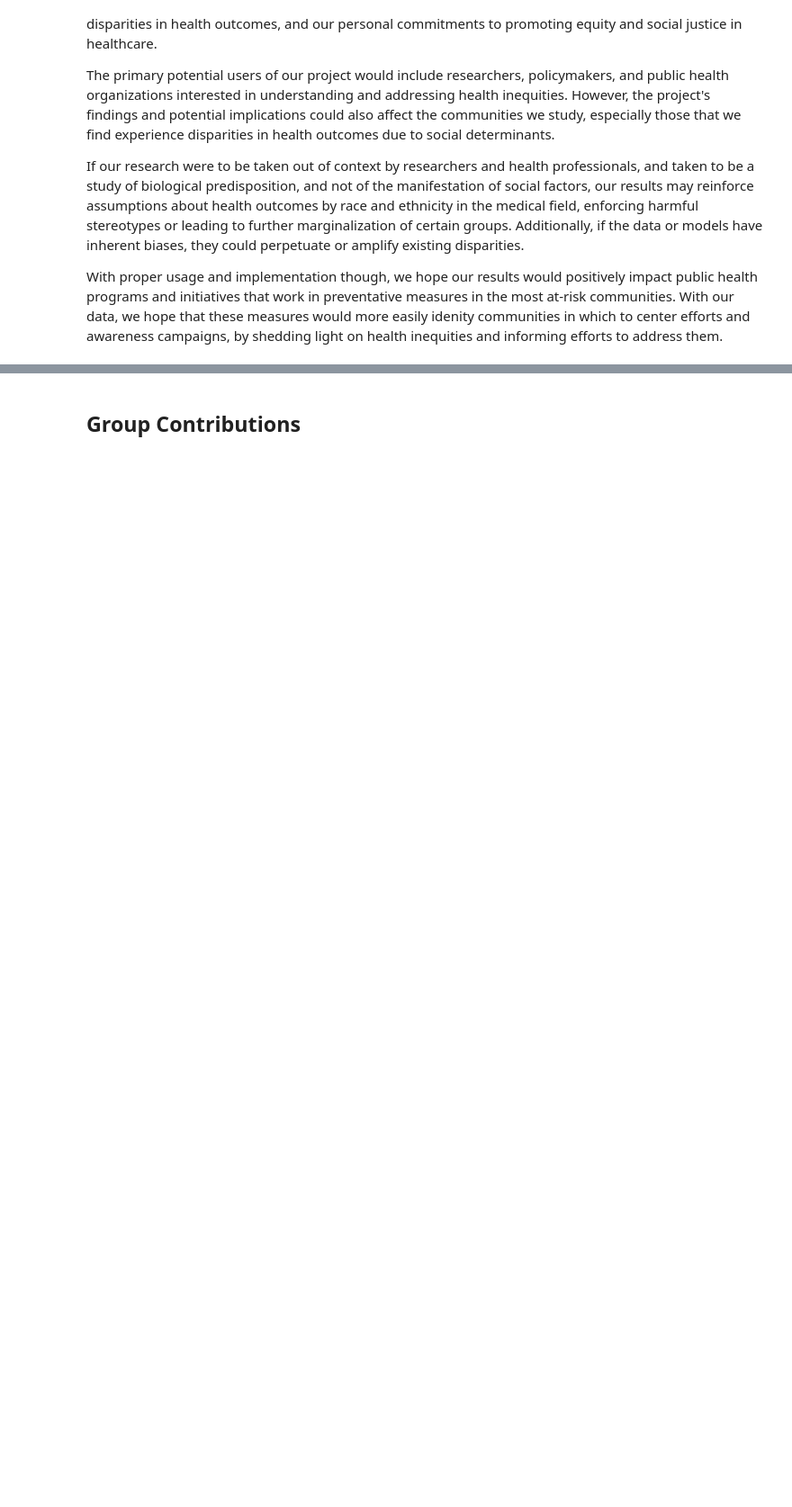
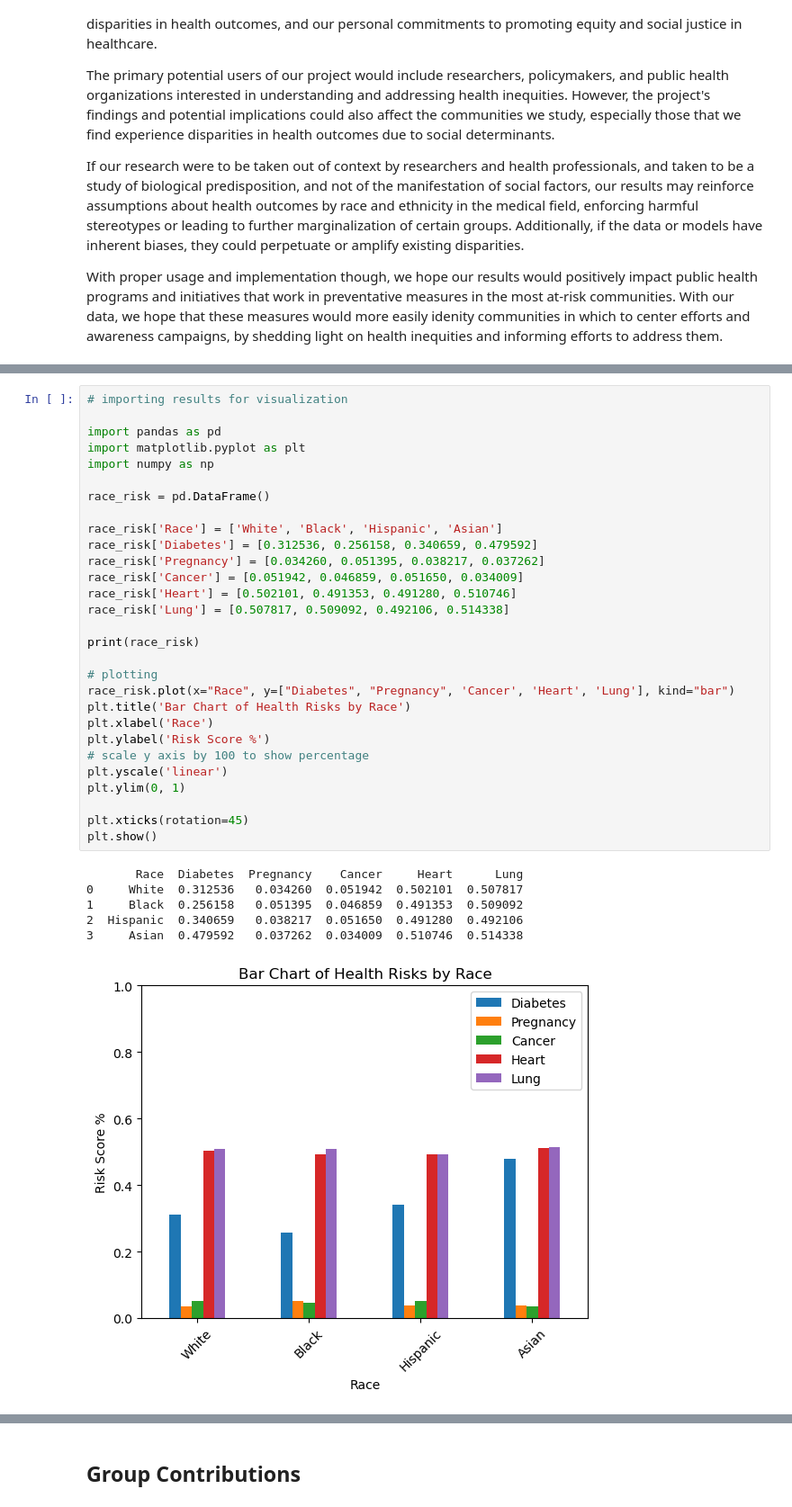
Before and after one commit to esseiple/MedicalBiasJLS, a Jupyter notebook: PostHomePage.ipynb, the cells around one changed output, grey strips where cells are left out. Shown: that part at 90% size. Saved outputs shown, nothing was run; the diff lists cells and outputs as text; blank space fills up the shorter version.

Commit message:
working on results

```diff
--- a/PostHomePage.ipynb
+++ b/PostHomePage.ipynb
@@ -58,0 +60,36 @@ talk abt how ethnicities are self-reported
+# %%
+# importing results for visualization
+
+import pandas as pd
+import matplotlib.pyplot as plt
+import numpy as np
+
+race_risk = pd.DataFrame()
+
+race_risk['Race'] = ['White', 'Black', 'Hispanic', 'Asian']
+race_risk['Diabetes'] = [0.312536, 0.256158, 0.340659, 0.479592]
+race_risk['Pregnancy'] = [0.034260, 0.051395, 0.038217, 0.037262]
+race_risk['Cancer'] = [0.051942, 0.046859, 0.051650, 0.034009]
+race_risk['Heart'] = [0.502101, 0.491353, 0.491280, 0.510746]
+race_risk['Lung'] = [0.507817, 0.509092, 0.492106, 0.514338]
+
+print(race_risk)
+
+# plotting
+race_risk.plot(x="Race", y=["Diabetes", "Pregnancy", 'Cancer', 'Heart', 'Lung'], kind="bar")
+plt.title('Bar Chart of Health Risks by Race')
+plt.xlabel('Race')
+plt.ylabel('Risk Score %')
+# scale y axis by 100 to show percentage
+plt.yscale('linear')
+plt.ylim(0, 1)
+
+plt.xticks(rotation=45)
+plt.show()
+# %% [output]
+       Race  Diabetes  Pregnancy    Cancer     Heart      Lung
+0     White  0.312536   0.034260  0.051942  0.502101  0.507817
+1     Black  0.256158   0.051395  0.046859  0.491353  0.509092
+2  Hispanic  0.340659   0.038217  0.051650  0.491280  0.492106
+3     Asian  0.479592   0.037262  0.034009  0.510746  0.514338
+[figure, added]
```
Also changed, not shown: parts of 7 cells of this notebook, 1 other file.
